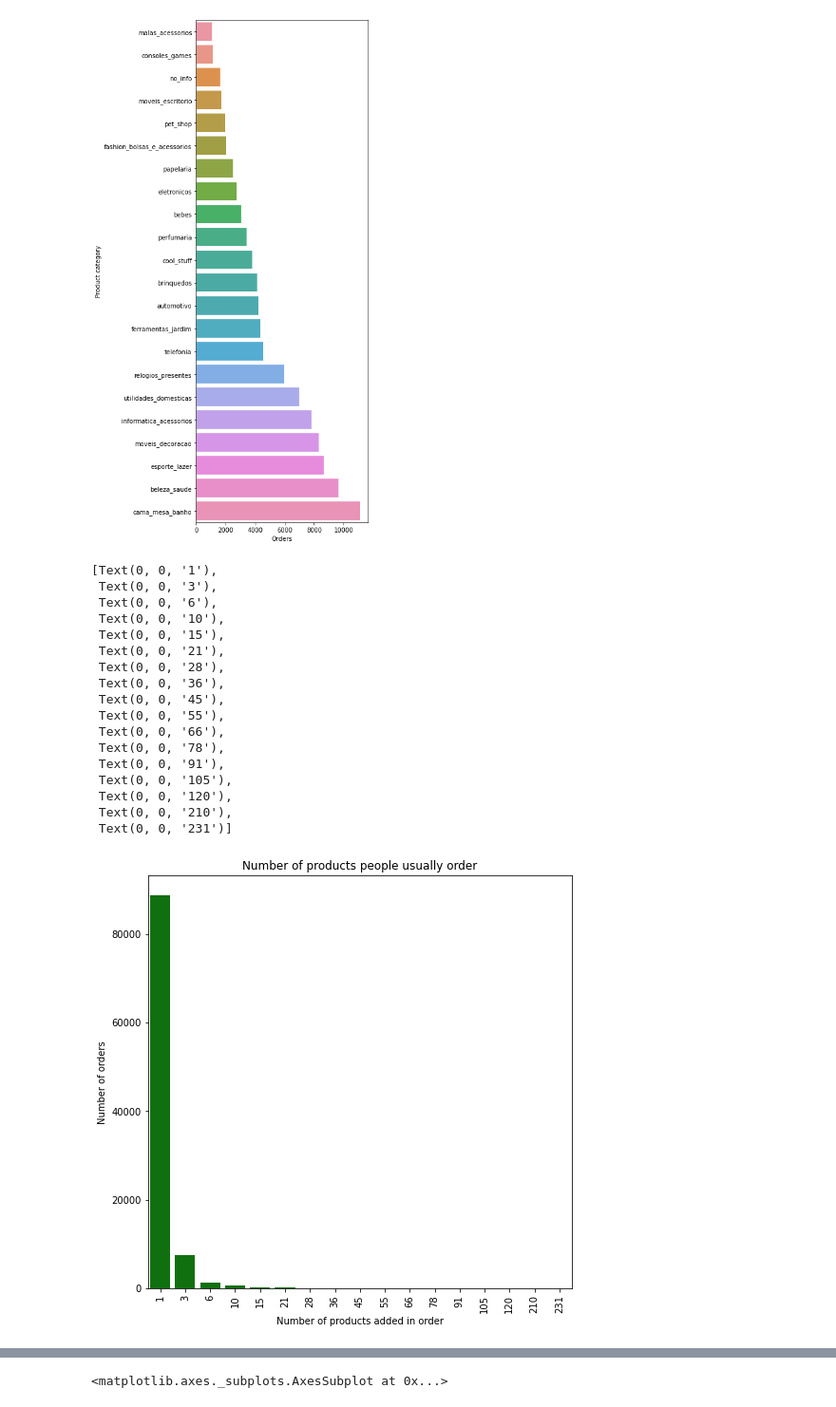
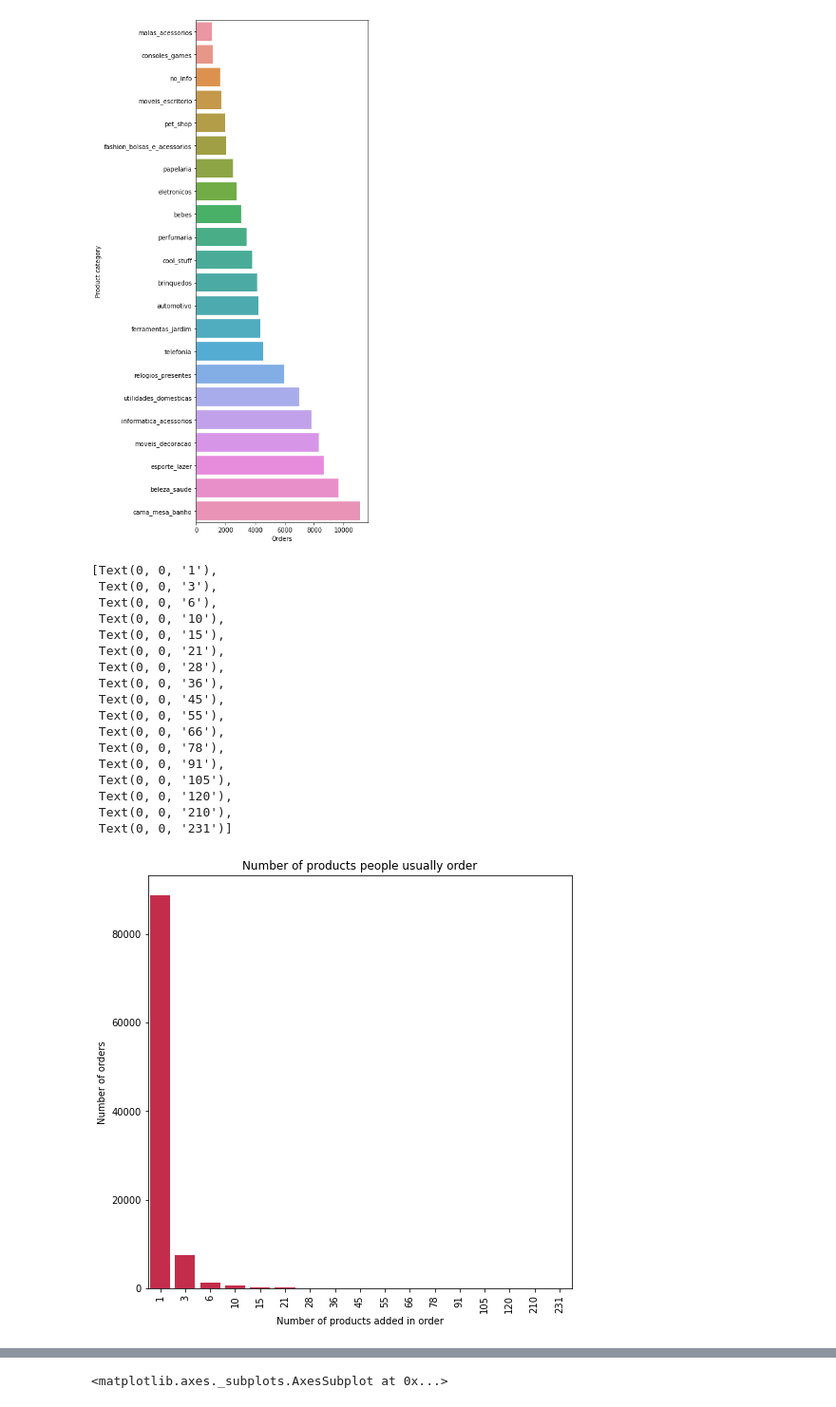
Before and after one commit to laizacavalcante/streamlit_olist, a Jupyter notebook: olist_ecommerce.ipynb, the cells around one changed output, grey strips where cells are left out. Shown at 95% size. Cells and saved outputs as stored; diff of their text form; code cells hidden in the pictures.

```diff
--- a/olist_ecommerce.ipynb
+++ b/olist_ecommerce.ipynb
@@ -160,7 +159,13 @@ missing.head(25)
 | product_height_cm | 18 | float64 | 0.015979 |
 | product_width_cm | 18 | float64 | 0.015979 |
 # %%
-orders_items_prods['product_photos_qty'] = orders_items_prods['product_photos_qty'].fillna(value=0)
+# Fill missing data on numeric columns
+numeric_cols = ['product_photos_qty','product_weight_g', 'product_length_cm', 'product_height_cm', 'product_width_cm']
+
+for col in numeric_cols:
+                orders_items_prods[col] = orders_items_prods[col].fillna(value=0)
+
+# Filling missing data on product_category_name col
 orders_items_prods['product_category_name'] = orders_items_prods['product_category_name'].fillna(value='no_info')
 # %%
 # List of product
@@ -254,31 +260,33 @@ Text(0.5, 0, 'Orders')
 [figure]
 [figure]
 # %%
+# Plot number of orders by customer
 number_orders = orders_items_prods.groupby('order_id')['order_item_id'].aggregate('sum').reset_index()
 number_orders = number_orders['order_item_id'].value_counts()
 number_orders.values
+
 plt.figure(figsize=(8,8))
-ax=sns.barplot(x=number_orders.index,y=number_orders.values,color="green")
+ax=sns.barplot(x=number_orders.index,y=number_orders.values, color='crimson')
 ax.set_xlabel("Number of products added in order")
 ax.set_ylabel("Number of orders")
 ax.set_title("Number of products people usually order")
 ax.set_xticklabels(ax.get_xticklabels(),rotation=90)
 # %% [output]
 [Text(0, 0, '1'),
  Text(0, 0, '3'),
  Text(0, 0, '6'),
  Text(0, 0, '10'),
  Text(0, 0, '15'),
  Text(0, 0, '21'),
  Text(0, 0, '28'),
  Text(0, 0, '36'),
  Text(0, 0, '45'),
  Text(0, 0, '55'),
  Text(0, 0, '66'),
  Text(0, 0, '78'),
  Text(0, 0, '91'),
  Text(0, 0, '105'),
  Text(0, 0, '120'),
  Text(0, 0, '210'),
  Text(0, 0, '231')]
-[figure, old version]
+[figure, new version]
```
Also changed, not shown: parts of 26 cells of this notebook.
